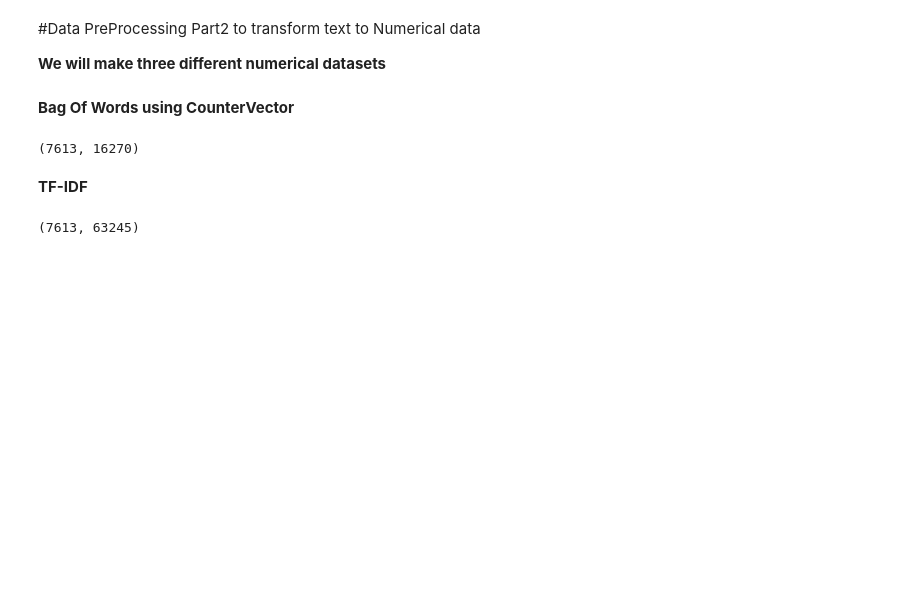
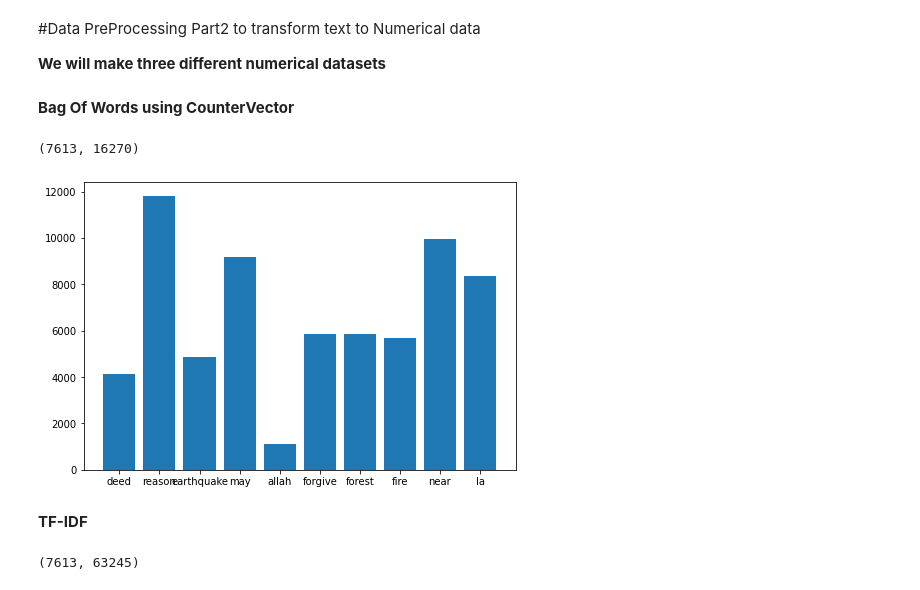
Before and after one commit to YoonjungChoi/CMPE255_TEAM10, a Jupyter notebook: TrainingModels_YJ.ipynb, the cells around one changed output. Drawn from its saved outputs; the diff is of its cells as text; code cells hidden in the pictures; blank space fills up the shorter version.

Commit message:
add images #2

```diff
--- a/TrainingModels.ipynb
+++ b/TrainingModels_YJ.ipynb
@@ -300,6 +300,26 @@ vectorizer.get_feature_names_out()
 print(cv_df.shape)
 # %% [output]
 (7613, 16270)
+# %%
+##print(vectorizer.vocabulary_.keys())
+#print(vectorizer.vocabulary_.values())
+
+
+names = ['deed', 'reason', 'earthquake', 'may', 'allah', 'forgive', 'forest', 'fire', 'near', 'la']
+#, 'ronge', 'sask', 'canada', 'resident', 'asked', 'shelter', 'place', 'notified', 'officer', 'evacuation']
+values = [4146, 11836, 4858, 9204, 1104, 5881, 5872, 5697, 9974, 8363 ]
+#, 12348, 12618, 2756, 12088, 1516, 12978, 11086, 10232, 10383, 5270]
+
+#print(len(names))
+#print(len(values))
+
+import matplotlib.pyplot as plt
+fig = plt.figure()
+ax = fig.add_axes([0,0,1,1])
+ax.bar(names, values)
+plt.show()
+# %% [output]
+[figure, added]
 # %% [markdown]
 **TF-IDF**
 # %%
```
Also changed, not shown: parts of 7 cells of this notebook, 1 other file.
